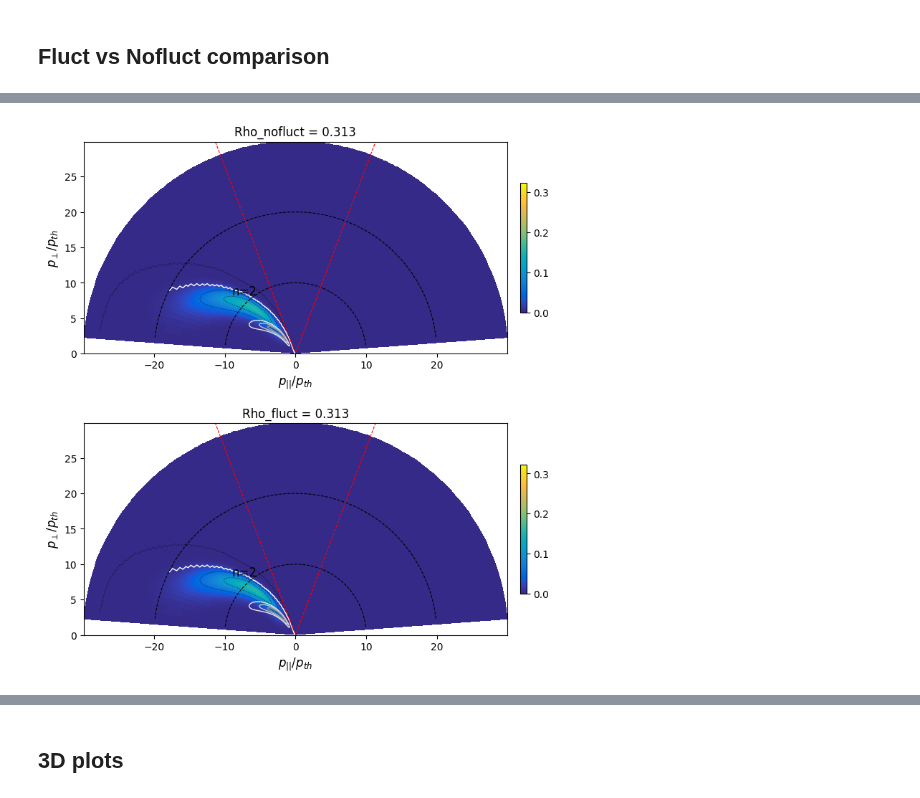
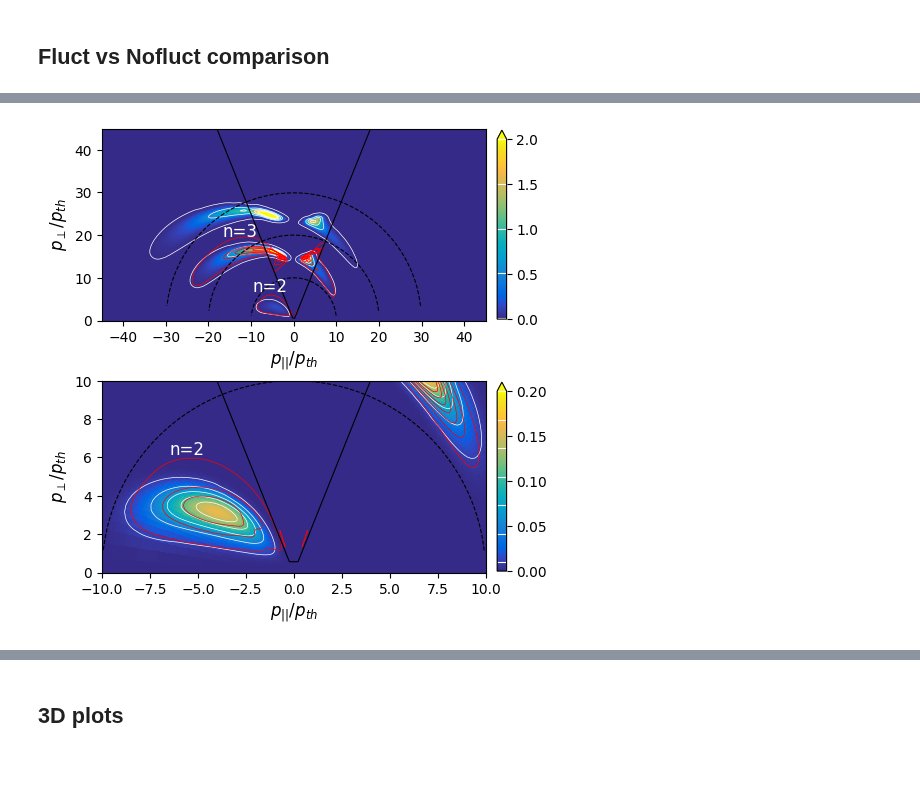
Before and after one commit to EwoutDevlaminck/WKBacca_QL, a Jupyter notebook: QL_analysis.ipynb, the cells around one changed output, grey strips where cells are left out. Drawn from its saved outputs; the diff is of its cells as text; code cells hidden in the pictures; blank space fills up the shorter version.

```diff
--- a/QL_analysis.ipynb
+++ b/QL_analysis.ipynb
@@ -65,10 +65,10 @@ cm_data = [[0.2081, 0.1663, 0.5292], [0.2116238095, 0.1897809524, 0.5776761905],
 parula_map = LinearSegmentedColormap.from_list('parula', cm_data)
 parula_map.set_under(cm_data[0])
 # %%
-filename_nofluct        = '/home/devlamin/WKbeam_simulations/TCV_86148_0.6_fluct/output/QLdiff_fluct_n23.h5'
-filename_fluct          = '/home/devlamin/WKbeam_simulations/TCV_86148_0.6_fluct/output/QLdiff_fluct_n23.h5'
+filename_nofluct        = '/home/devlamin/WKbeam_simulations/TCV_86148_0.6_nofluct_pext/output/QLdiff_nofluct_pext.h5'
+filename_fluct          = '/home/devlamin/WKbeam_simulations/TCV_86148_0.6_nofluct_pext/output/QLdiff_nofluct_pext.h5'
 
-matlab_file         = '/home/devlamin/WKbeam_simulations/TCV_85355_0.9_nofluct/output/Drf_data.mat'
+matlab_file         = '/home/devlamin/REM_Meeting_25/Drf_data.mat'
 
 #filename_nofluct        = '/home/devlamin/WKBacca_LUKE_cases/TCV_74302_nonuni/WKBeam_results/nofluct/QL_waves_TCV74302_1.2_nofluct_sparse.h5'
 #filename_fluct          = '/home/devlamin/WKBacca_LUKE_cases/TCV_74302_nonuni/WKBeam_results/fluct/QL_waves_TCV74302_1.2_fluct_sparse.h5'
@@ -370,10 +370,11 @@ KSI0 = np.repeat(np.expand_dims(Ksi0, 2), len(psi), axis=2)
 RHO = np.tile(np.sqrt(psi.T), (len(p_norm), len(ksi0),1))
 RHO = np.transpose(RHO, (1, 0, 2))
 
-#QL_bounce = np.sum(QL_bounce, axis=3)
-#QL_bounce_fluct = np.sum(QL_bounce_fluct, axis=3)
-QL_bounce = QL_bounce[:,:,:, 0]
-QL_bounce_fluct = QL_bounce_fluct[:,:,:, 0]
+QL_bounce = np.sum(QL_bounce, axis=3)
+QL_bounce_fluct = np.sum(QL_bounce_fluct, axis=3)
+
+#QL_bounce = QL_bounce[:,:,:, 0]
+#QL_bounce_fluct = QL_bounce_fluct[:,:,:, 0]
 
 print(QL_bounce.shape)
 print(PPER.shape)
@@ -515,54 +516,76 @@ def Trapping_line(p_par, Trapksi0, i_psi):
     #Trapping line, giving p_perp_Trap = p_par_Trap * sqrt(1 - ksi0_T^2)/ksi0_T*sign(p_par_Trap)
     return np.sign(p_par) * p_par * np.sqrt(1 - Trapksi0[i_psi]**2)/Trapksi0[i_psi]
 # %%
-rho_goal = 0.3
+rho_goal = 0.35
 i_mat, i_no_fluct, i_fluct = closest_index(rho_goal)
+
 #-------------------------#
 
-plt.figure(figsize=(8, 8))
+plt.figure(figsize=(6,6))
 ax = plt.subplot(211)
 
-fig1 = ax.pcolormesh(PPAR[:,:,i_no_fluct], PPER[:,:,i_no_fluct], DRF_pp_nofluct[:,:,i_no_fluct], cmap=parula_map, vmin=min_nofluct, vmax=max_nofluct)#, edgecolors='k')
-fig1a = ax.contour(PPAR[:,:,i_no_fluct], PPER[:,:,i_no_fluct], DRF_pp_nofluct[:,:,i_no_fluct], levels=np.linspace(min_nofluct, max_nofluct, 7), colors='k', linestyles=':', linewidths=0.5)
-fig2 = ax.contour(Ppar_mat, Pper_mat, Drf_mat[:,:,i_mat].T, levels=np.linspace(min_mat, max_mat, 7), cmap='Greys', linewidths=1)
-colorbar = plt.colorbar(fig1, orientation='vertical', pad=.025, shrink=.55)
+contour_levels = np.linspace(1e-2, 2, 5)
 
-plt.contour(PPAR[:,:,i_no_fluct], PPER[:,:,i_no_fluct], Pnorm, levels=[10, 20, 29.99], colors='black', linestyles='dashed', linewidths=0.8)
-plt.annotate(r'n=2', xy=(-10, 8), xytext=(7, 2), textcoords='offset points', fontsize=12)
-#plt.annotate(r'n=3', xy=(13, 16), xytext=(7, 2), textcoords='offset points', fontsize=12)
+fig1 = ax.pcolormesh(PPAR[:,:,i_no_fluct], PPER[:,:,i_no_fluct], DRF_pp_nofluct[:,:,i_no_fluct], cmap=parula_map, vmin=min_nofluct, vmax=2)#, edgecolors='k')
+fig1a = ax.contour(PPAR[:,:,i_no_fluct], PPER[:,:,i_no_fluct], DRF_pp_nofluct[:,:,i_no_fluct], levels=contour_levels, colors='white', linestyles='-', linewidths=0.5)
+fig2 = ax.contour(Ppar_mat, Pper_mat, Drf_mat[:,:,i_mat].T, levels=contour_levels, colors='r', linewidths=0.5)
+colorbar = plt.colorbar(fig1, orientation='vertical', pad=.025, shrink=.9, extend='max')
+
+# Add horizontal lines to colorbar for contour levels
+
+norm = plt.Normalize(vmin=min_nofluct, vmax=2)
+for level in contour_levels:
+    y = norm(level)
+    colorbar.ax.hlines(y=y, xmin=0, xmax=1, colors='white', linewidth=0.8, transform=colorbar.ax.transAxes)
+
+plt.contour(PPAR[:,:,i_no_fluct], PPER[:,:,i_no_fluct], Pnorm, levels=[10, 20, 29.9], colors='black', linestyles='dashed', linewidths=0.8)
+plt.annotate(r'n=2', xy=(-12, 6), xytext=(7, 2), textcoords='offset points', fontsize=12, color='white')
+plt.annotate(r'n=3', xy=(-19, 19), xytext=(7, 2), textcoords='offset points', fontsize=12, color='white')
 
 p_perp_Trap = Trapping_line(np.linspace(-p_max, p_max, 200), Trapksi0, i_no_fluct)
-plt.plot(np.linspace(-p_max, p_max, 200), p_perp_Trap, color='r', linestyle='--', linewidth=0.8)
+plt.plot(np.linspace(-p_max, p_max, 200), p_perp_Trap, color='k', linestyle='-', linewidth=0.8)
 
 ax.set_xlabel(r'$p_{||}/p_{th}$', size=12)
 ax.set_ylabel(r'$p_{\perp}/p_{th}$', size=12)
 ax.set_ylim(0, p_max)
 ax.set_xlim(-p_max, p_max)
 ax.set_aspect('equal')
-ax.set_title(f'Rho_nofluct = {np.sqrt(psi[i_no_fluct]):.3f}')
+ax.set_facecolor(cm_data[0])
+#ax.set_title(f'Rho_nofluct = {np.sqrt(psi[i_no_fluct]):.3f}')
 
 ax2 = plt.subplot(212)
-fig3 = ax2.pcolormesh(PPAR[:,:,i_fluct], PPER[:,:,i_fluct], DRF_pp_fluct[:,:,i_fluct], cmap=parula_map, vmin=min_nofluct, vmax=max_nofluct)
-fig3a= ax2.contour(PPAR[:,:,i_fluct], PPER[:,:,i_fluct], DRF_pp_fluct[:,:,i_fluct], levels=np.linspace(min_nofluct, max_nofluct, 7), colors='k', linestyles=':', linewidths=0.5)
-fig4 = ax2.contour(Ppar_mat, Pper_mat, Drf_mat[:,:,i_mat].T, levels=np.linspace(min_mat, max_mat, 7), cmap='Greys', linewidths=1)
 
-colorbar = plt.colorbar(fig3, orientation='vertical', pad=.025, shrink=.55)
+contour_levels2 = np.linspace(1e-2, 2e-1, 7)
 
-plt.contour(PPAR[:,:,i_fluct], PPER[:,:,i_fluct], Pnorm, levels=[10, 20, 29.99], colors='black', linestyles='dashed', linewidths=0.8)
-plt.annotate(r'n=2', xy=(-10, 8), xytext=(7, 2), textcoords='offset points', fontsize=12)
-#plt.annotate(r'n=3', xy=(13, 16), xytext=(7, 2), textcoords='offset points', fontsize=12)
+fig1 = ax2.pcolormesh(PPAR[:,:,i_no_fluct], PPER[:,:,i_no_fluct], DRF_pp_nofluct[:,:,i_no_fluct], cmap=parula_map, vmin=min_nofluct, vmax=2e-1)#, edgecolors='k')
+fig1a = ax2.contour(PPAR[:,:,i_no_fluct], PPER[:,:,i_no_fluct], DRF_pp_nofluct[:,:,i_no_fluct], levels=contour_levels2, colors='white', linestyles='-', linewidths=0.5)
+fig2 = ax2.contour(Ppar_mat, Pper_mat, Drf_mat[:,:,i_mat].T, levels=contour_levels2, colors='r', linewidths=0.5)
+colorbar2 = plt.colorbar(fig1, orientation='vertical', pad=.025, shrink=.9, extend='max')
+
+# Add horizontal lines to colorbar for contour levels
+
+norm = plt.Normalize(vmin=min_nofluct, vmax=2e-1)
+for level in contour_levels2:
+    y = norm(level)
+    colorbar2.ax.hlines(y=y, xmin=0, xmax=1, colors='white', linewidth=0.8, transform=colorbar2.ax.transAxes)
+
+plt.contour(PPAR[:,:,i_fluct], PPER[:,:,i_fluct], Pnorm, levels=[10, 20, 29.9], colors='black', linestyles='dashed', linewidths=0.8)
+plt.annotate(r'n=2', xy=(-7, 6), xytext=(7, 2), textcoords='offset points', fontsize=12, color='white')
+plt.annotate(r'n=3', xy=(-13, 20), xytext=(7, 2), textcoords='offset points', fontsize=12, color='white')
 
 p_perp_Trap = Trapping_line(np.linspace(-p_max, p_max, 200), Trapksi0_fluct, i_fluct)
-plt.plot(np.linspace(-p_max, p_max, 200), p_perp_Trap, color='r', linestyle='--', linewidth=0.8)
+plt.plot(np.linspace(-p_max, p_max, 200), p_perp_Trap, color='k', linestyle='-', linewidth=0.8)
 
 ax2.set_xlabel(r'$p_{||}/p_{th}$', size=12)
 ax2.set_ylabel(r'$p_{\perp}/p_{th}$', size=12)
-ax2.set_ylim(0, p_max)
-ax2.set_xlim(-p_max, p_max)
+ax2.set_ylim(0, 10)
+ax2.set_xlim(-10, 10)
 ax2.set_aspect('equal')
-ax2.set_title(f'Rho_fluct = {np.sqrt(psi_fluct[i_fluct]):.3f}')
+ax2.set_facecolor(cm_data[0])
 
-plt.tight_layout()
+#ax2.set_title(f'Rho_fluct = {np.sqrt(psi_fluct[i_fluct]):.3f}')
+
+#plt.tight_layout()
 plt.show()
 # %% [output]
-[figure, old version]
+[figure, new version]
```
Also changed, not shown: parts of 15 cells of this notebook, 37 other files.
